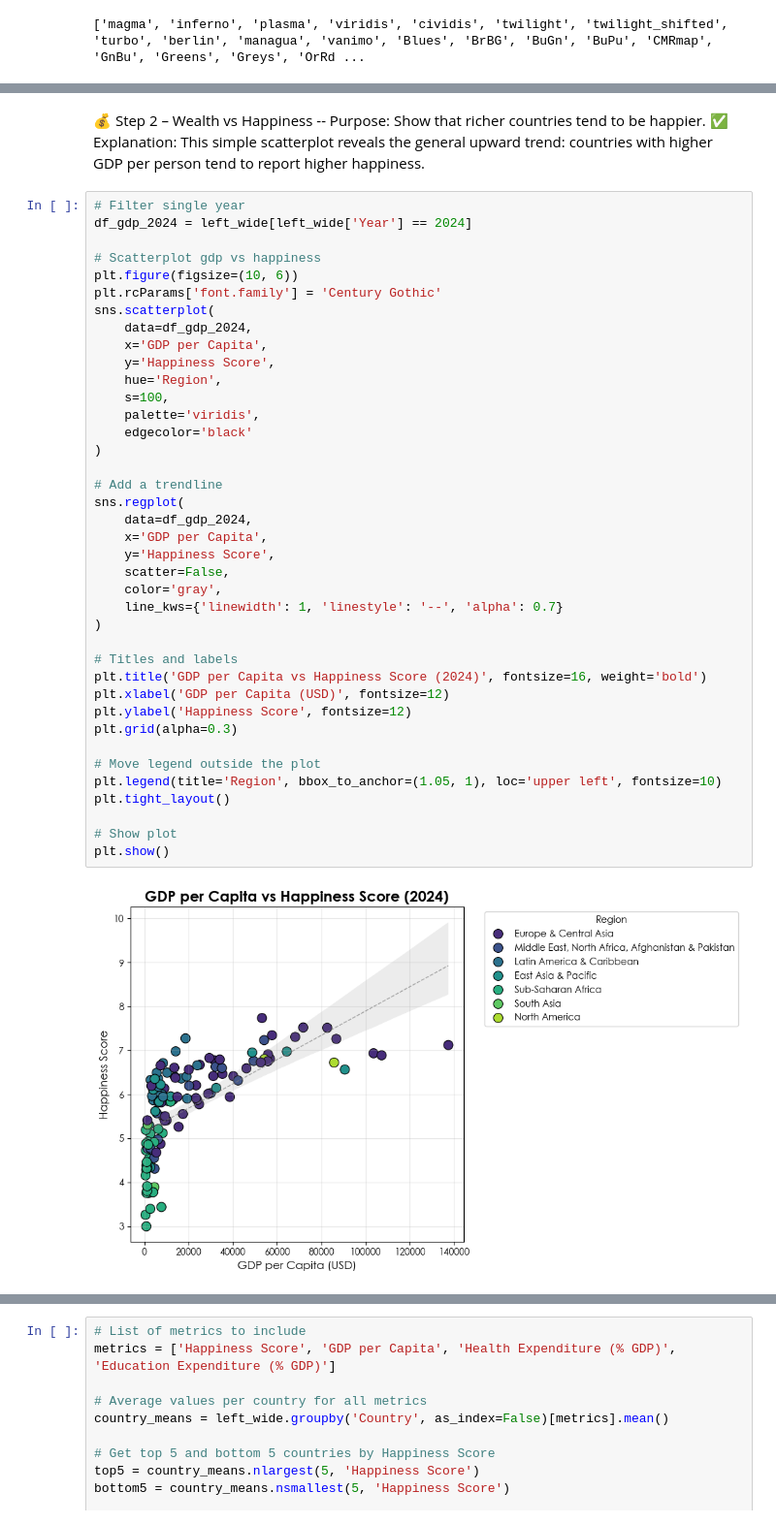
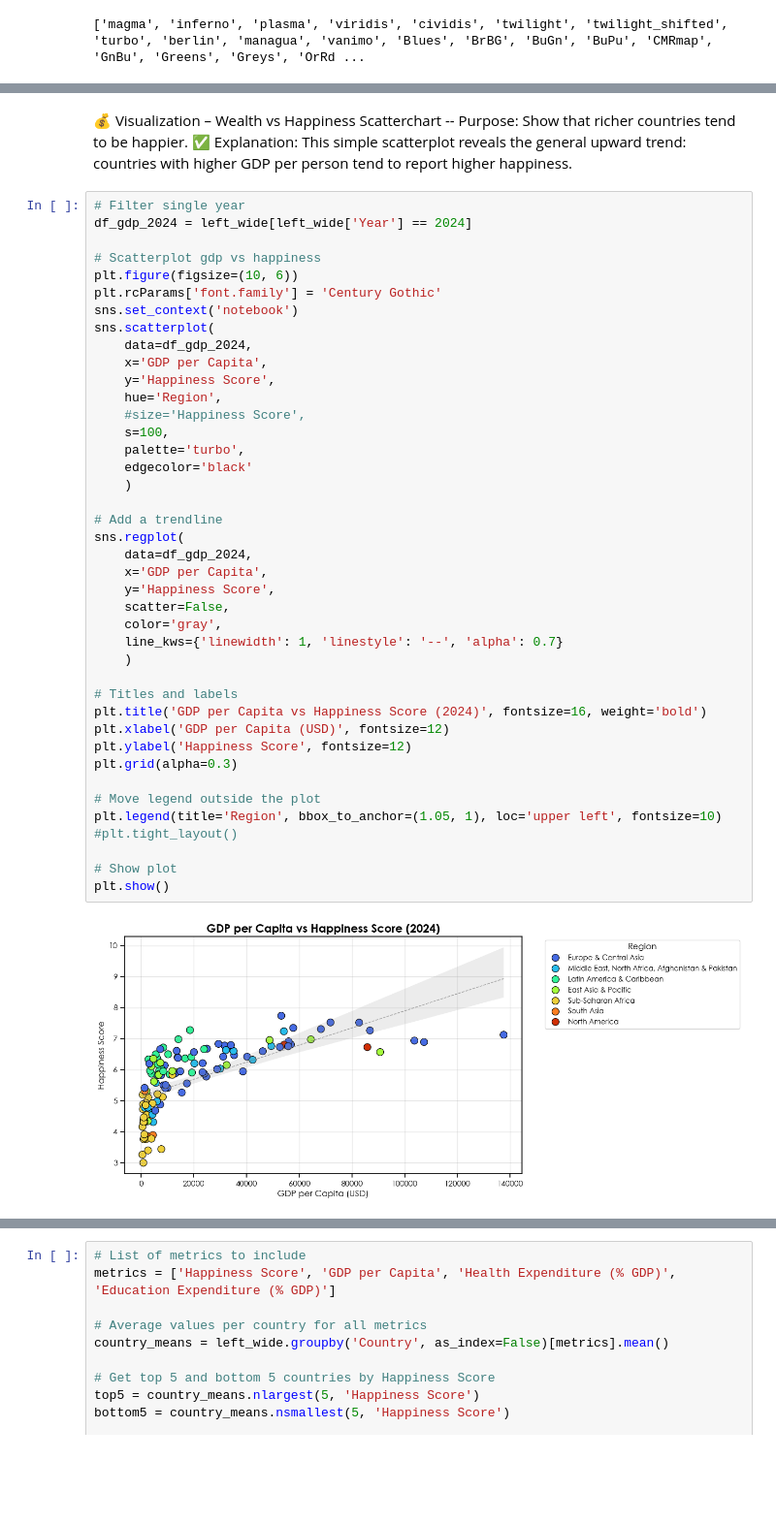
Before and after one commit to bgizzle78/C11_Capstone, a Jupyter notebook: notebooks/visuals_final.ipynb, the cells around one changed output, grey strips where cells are left out. Shown at 97% size. Cells and saved outputs as stored; diff of their text form; blank space fills up the shorter version.

Commit message:
Visuals color change

```diff
--- a/notebooks/visuals_final.ipynb
+++ b/notebooks/visuals_final.ipynb
@@ -92,6 +97,6 @@ fig.update_layout(
 fig.show()
 # %% [markdown]
-💰 Step 2 – Wealth vs Happiness -- Purpose: Show that richer countries tend to be happier. ✅ Explanation: This simple scatterplot reveals the general upward trend: countries with higher GDP per person tend to report higher happiness.
+💰 Visualization – Wealth vs Happiness Scatterchart -- Purpose: Show that richer countries tend to be happier. ✅ Explanation: This simple scatterplot reveals the general upward trend: countries with higher GDP per person tend to report higher happiness.
 # %%
 # Filter single year
 df_gdp_2024 = left_wide[left_wide['Year'] == 2024]
@@ -99,38 +104,40 @@ df_gdp_2024 = left_wide[left_wide['Year'] == 2024]
 # Scatterplot gdp vs happiness
 plt.figure(figsize=(10, 6))
 plt.rcParams['font.family'] = 'Century Gothic'
+sns.set_context('notebook')
 sns.scatterplot(
     data=df_gdp_2024,
     x='GDP per Capita',
     y='Happiness Score',
     hue='Region',
+    #size='Happiness Score',
     s=100,
-    palette='viridis',
+    palette='turbo',
     edgecolor='black'
-)
+    )
 
 # Add a trendline
 sns.regplot(
     data=df_gdp_2024,
     x='GDP per Capita',
     y='Happiness Score',
     scatter=False,
     color='gray',
     line_kws={'linewidth': 1, 'linestyle': '--', 'alpha': 0.7}
-)
+    )
 
 # Titles and labels
 plt.title('GDP per Capita vs Happiness Score (2024)', fontsize=16, weight='bold')
 plt.xlabel('GDP per Capita (USD)', fontsize=12)
 plt.ylabel('Happiness Score', fontsize=12)
 plt.grid(alpha=0.3)
 
 # Move legend outside the plot
 plt.legend(title='Region', bbox_to_anchor=(1.05, 1), loc='upper left', fontsize=10)
-plt.tight_layout()
+#plt.tight_layout()
 
 # Show plot
 plt.show()
 # %% [output]
-[figure, old version]
+[figure, new version]
 # %% [markdown]
```
Also changed, not shown: parts of 29 cells of this notebook, 15 other files.
